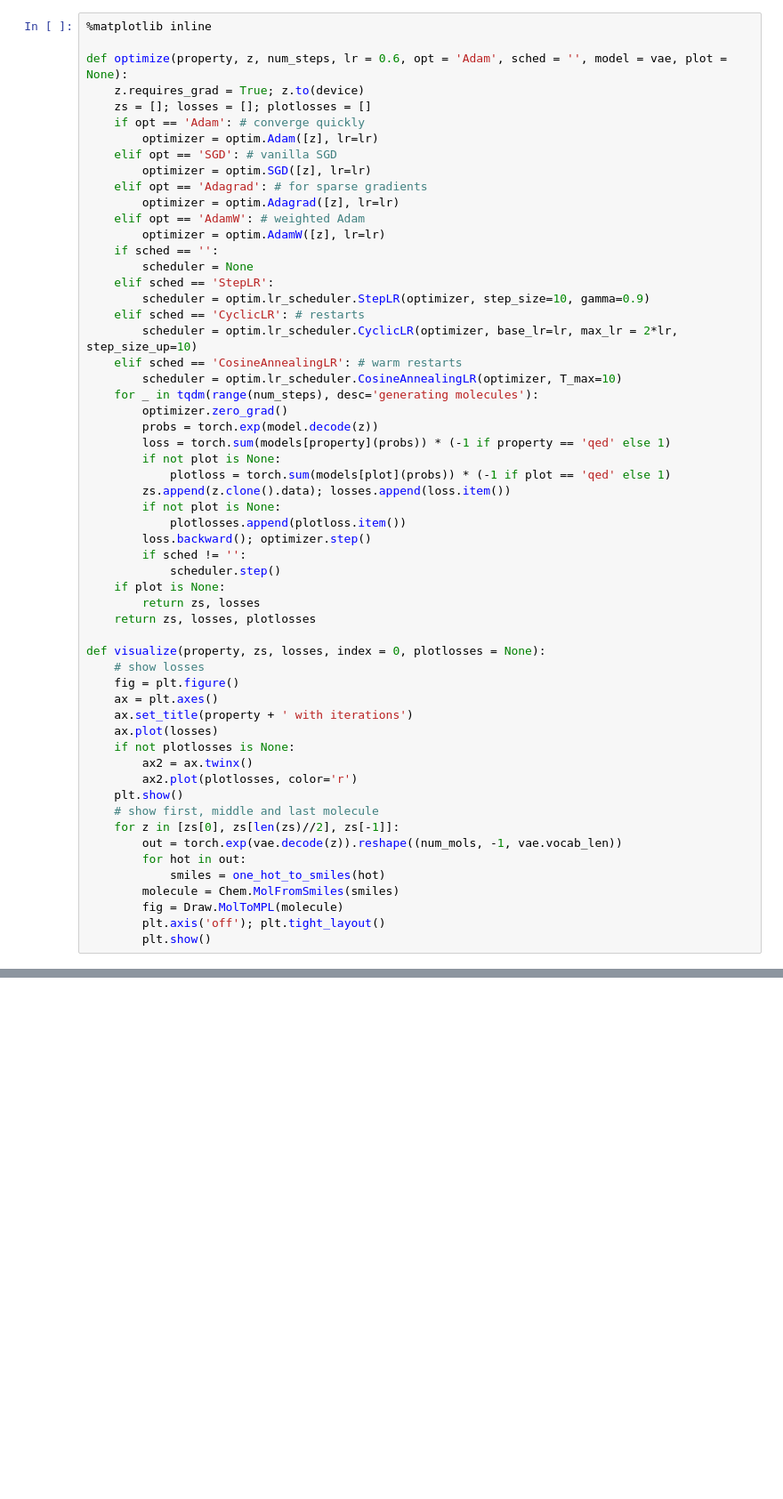
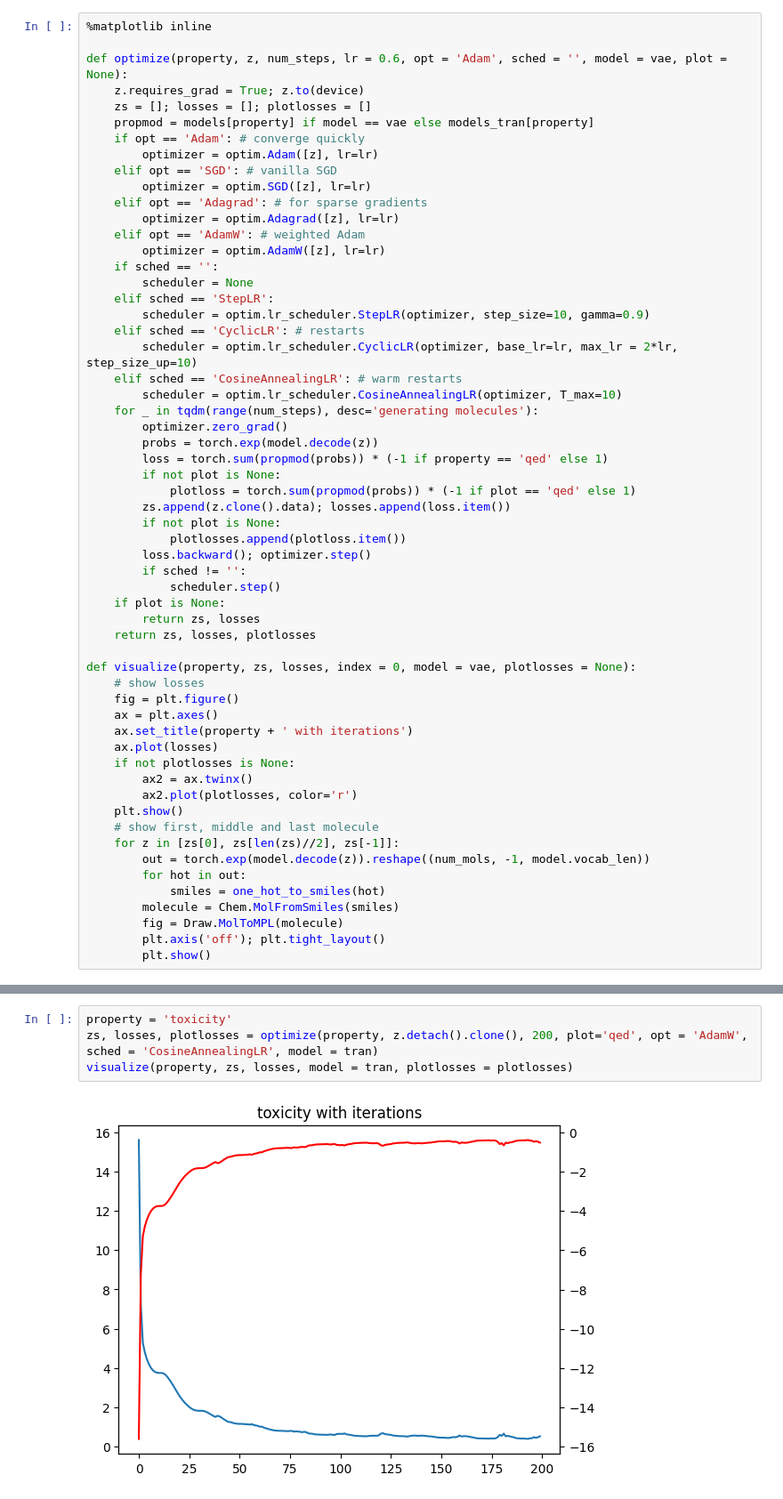
Before and after one commit to shreshthtuli/LIMO, a Jupyter notebook: test.ipynb, the cells around one changed output, grey strips where cells are left out. Shown at 89% size. Cells and saved outputs as stored; diff of their text form; blank space fills up the shorter version.

```diff
--- a/test.ipynb
+++ b/test.ipynb
@@ -47,6 +47,7 @@ z = torch.randn((num_mols, 1024), device=device, requires_grad=True).to(device)
 def optimize(property, z, num_steps, lr = 0.6, opt = 'Adam', sched = '', model = vae, plot = None):
     z.requires_grad = True; z.to(device)
     zs = []; losses = []; plotlosses = []
+    propmod = models[property] if model == vae else models_tran[property]
     if opt == 'Adam': # converge quickly
         optimizer = optim.Adam([z], lr=lr)
     elif opt == 'SGD': # vanilla SGD
@@ -66,9 +67,9 @@ def optimize(property, z, num_steps, lr = 0.6, opt = 'Adam', sched = '', model =
     for _ in tqdm(range(num_steps), desc='generating molecules'):
         optimizer.zero_grad()
         probs = torch.exp(model.decode(z))
-        loss = torch.sum(models[property](probs)) * (-1 if property == 'qed' else 1)
+        loss = torch.sum(propmod(probs)) * (-1 if property == 'qed' else 1)
         if not plot is None:
-            plotloss = torch.sum(models[plot](probs)) * (-1 if plot == 'qed' else 1)
+            plotloss = torch.sum(propmod(probs)) * (-1 if plot == 'qed' else 1)
         zs.append(z.clone().data); losses.append(loss.item())
         if not plot is None:
             plotlosses.append(plotloss.item())
@@ -79,7 +80,7 @@ def optimize(property, z, num_steps, lr = 0.6, opt = 'Adam', sched = '', model =
         return zs, losses
     return zs, losses, plotlosses
 
-def visualize(property, zs, losses, index = 0, plotlosses = None):
+def visualize(property, zs, losses, index = 0, model = vae, plotlosses = None):
     # show losses
     fig = plt.figure()
     ax = plt.axes()
@@ -91,7 +92,7 @@ def visualize(property, zs, losses, index = 0, plotlosses = None):
     plt.show()
     # show first, middle and last molecule
     for z in [zs[0], zs[len(zs)//2], zs[-1]]:
-        out = torch.exp(vae.decode(z)).reshape((num_mols, -1, vae.vocab_len))
+        out = torch.exp(model.decode(z)).reshape((num_mols, -1, model.vocab_len))
         for hot in out:
             smiles = one_hot_to_smiles(hot)
         molecule = Chem.MolFromSmiles(smiles)
@@ -236,3 +237,9 @@ list_losses.append(losses); list_labels.append('AdamW+CosineAnnealingLR')
 plot_losses(property, list_losses, list_labels)
 # %% [output]
 [figure]
+# %%
+property = 'toxicity'
+zs, losses, plotlosses = optimize(property, z.detach().clone(), 200, plot='qed', opt = 'AdamW', sched = 'CosineAnnealingLR', model = tran)
+visualize(property, zs, losses, model = tran, plotlosses = plotlosses)
+# %% [output]
+[figure, added]
```
Also changed, not shown: parts of 1 cell of this notebook, 4 other files.
